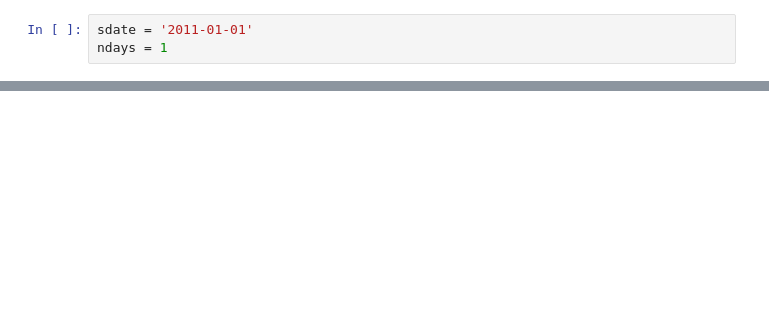
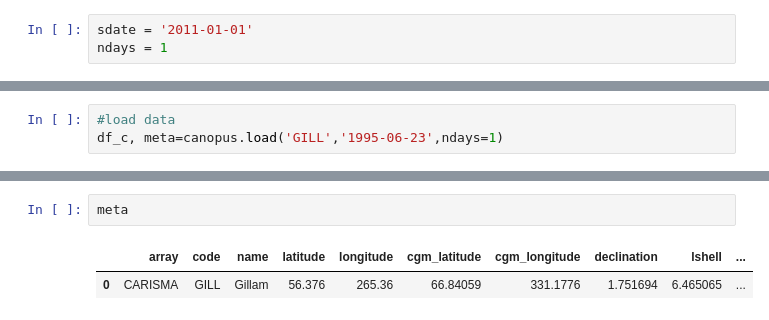
Before and after one commit to kylermurphy/gmag, a Jupyter notebook: notebooks/GMAG example.ipynb, the cells around one changed output, grey strips where cells are left out. Drawn from its saved outputs; the diff is of its cells as text; blank space fills up the shorter version.

```diff
--- a/notebooks/GMAG example.ipynb
+++ b/notebooks/GMAG example.ipynb
@@ -74,0 +28,3 @@ r2.tail(50)
+# %%
+#load data
+df_c, meta=canopus.load('GILL','1995-06-23',ndays=1)
@@ -74,0 +34,5 @@ r2.tail(50)
+# %%
+meta
+# %% [output]
+|  | array | code | name | latitude | longitude | cgm_latitude | cgm_longitude | declination | lshell | ... |
+| 0 | CARISMA | GILL | Gillam | 56.376 | 265.36 | 66.84059 | 331.1776 | 1.751694 | 6.465065 | ... |
```
Also changed, not shown: parts of 5 cells of this notebook, 4 other files.
